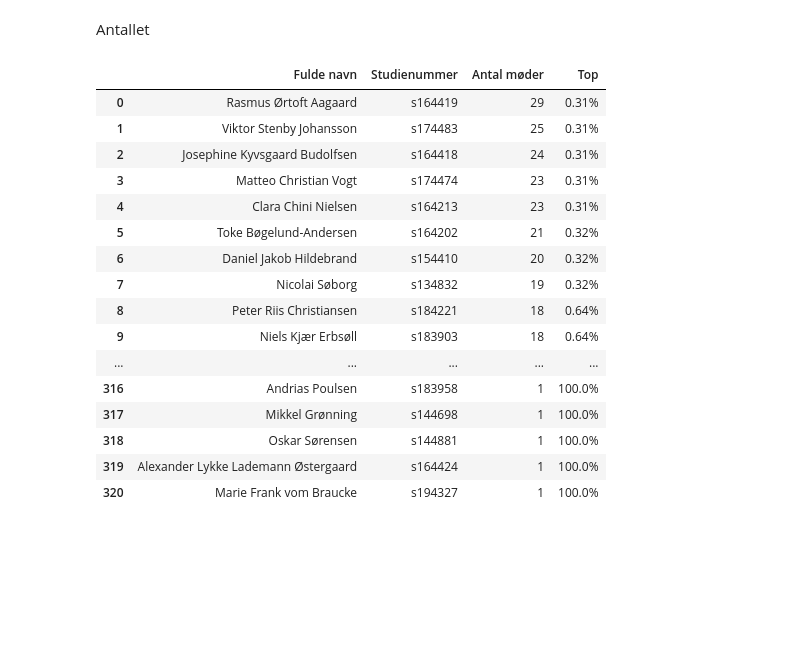
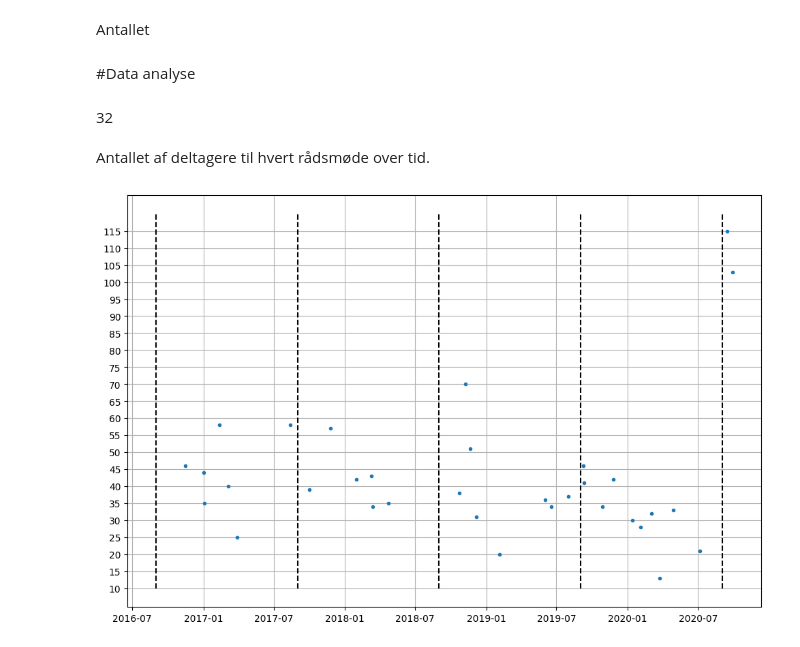
Before and after one commit to SMKIDRaadet/SMKID_Analysis, a Jupyter notebook: SMKID_Deltagere.ipynb, the cells around one changed output. Saved outputs shown, nothing was run; the diff lists cells and outputs as text; code cells hidden in the pictures; blank space fills up the shorter version.

```diff
--- a/SMKID_Deltagere.ipynb
+++ b/SMKID_Deltagere.ipynb
@@ -117,22 +196,0 @@ Loading sheet located at https://docs.google.com/spreadsheets/d/1kq55taNGA8W2JU_
-# %%
-meeting_attendance = df.groupby('Dato',as_index=False).count()
-meeting_attendance = meeting_attendance.iloc[:,:2]
-meeting_attendance.columns = ['Dato','Participants']
-meeting_attendance['Dato'] = pd.to_datetime(meeting_attendance['Dato'])
-meeting_attendance = meeting_attendance.sort_values('Dato')
-
-import matplotlib.pyplot as plt
-
-fig=plt.figure(figsize=(12,8), dpi= 100)
-plt.plot('Dato','Participants', '.', data=meeting_attendance)
-
-#Add vertical lines at first monday in September.
-import datetime
-def plot_september(yr):
-  plt.vlines(datetime.date(yr, 9, 1), min(meeting_attendance['Participants']), \
-                                        max(meeting_attendance['Participants']), linestyle='--')
-
-plot_september(2017)
-plot_september(2018)
-plot_september(2019)
-plot_september(2020)
@@ -154,31 +199,16 @@ df2 = df2.sort_values('Antal møder',ascending=False)
 # %% [markdown]
 Antallet
-# %%
-v1 = np.asarray(df2['Antal møder'].value_counts())
-v2 = np.sort(df2['Antal møder'].unique())
-
-v1 = (v1/np.cumsum(v1))*100
-
-df3 = pd.DataFrame({'Antal møder' : v2, 'Procent' : v1})
-df4 = pd.merge(left=df2, right=df3, on='Antal møder')
-df4['Top'] = df4['Procent'].apply(lambda x : str(round(x,2)) + '%')
-df4 = df4.drop('Procent',axis=1)
-df4
-# %% [output]
-|  | Fulde navn | Studienummer | Antal møder | Top |
-| 0 | Rasmus Ørtoft Aagaard | s164419 | 29 | 0.31% |
-| 1 | Viktor Stenby Johansson | s174483 | 25 | 0.31% |
-| 2 | Josephine Kyvsgaard Budolfsen | s164418 | 24 | 0.31% |
-| 3 | Matteo Christian Vogt | s174474 | 23 | 0.31% |
-| 4 | Clara Chini Nielsen | s164213 | 23 | 0.31% |
-| 5 | Toke Bøgelund-Andersen | s164202 | 21 | 0.32% |
-| 6 | Daniel Jakob Hildebrand | s154410 | 20 | 0.32% |
-| 7 | Nicolai Søborg | s134832 | 19 | 0.32% |
-| 8 | Peter Riis Christiansen | s184221 | 18 | 0.64% |
-| 9 | Niels Kjær Erbsøll | s183903 | 18 | 0.64% |
-| ... | ... | ... | ... | ... |
-| 316 | Andrias Poulsen | s183958 | 1 | 100.0% |
-| 317 | Mikkel Grønning | s144698 | 1 | 100.0% |
-| 318 | Oskar Sørensen | s144881 | 1 | 100.0% |
-| 319 | Alexander Lykke Lademann Østergaard | s164424 | 1 | 100.0% |
-| 320 | Marie Frank vom Braucke | s194327 | 1 | 100.0% |
+# %% [markdown]
+#Data analyse
+# %%
+#Data loades
+df = load_data(deltagerlister)
+# %% [output]
+32
+# %% [markdown]
+Antallet af deltagere til hvert rådsmøde over tid.
+# %%
+df2 = meeting_attendance(df)
+plot_attendance(df2)
+# %% [output]
+[figure, added]
```
Also changed, not shown: parts of 12 cells of this notebook.
